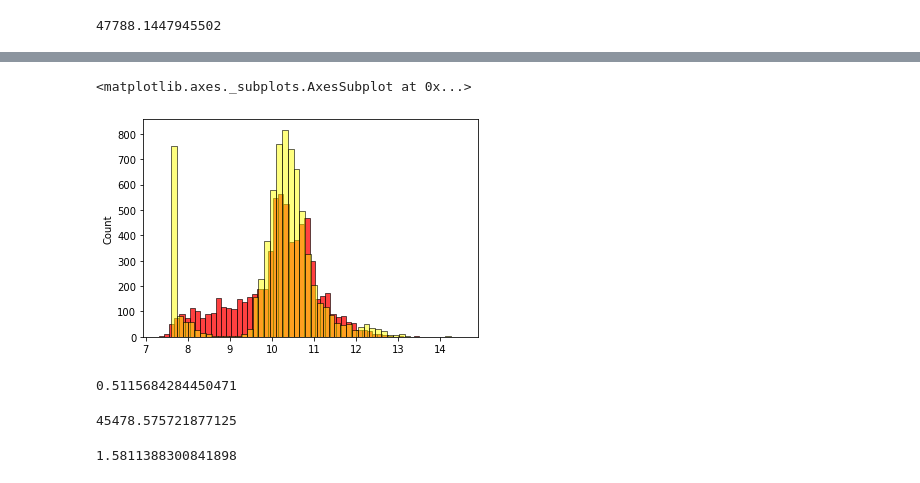
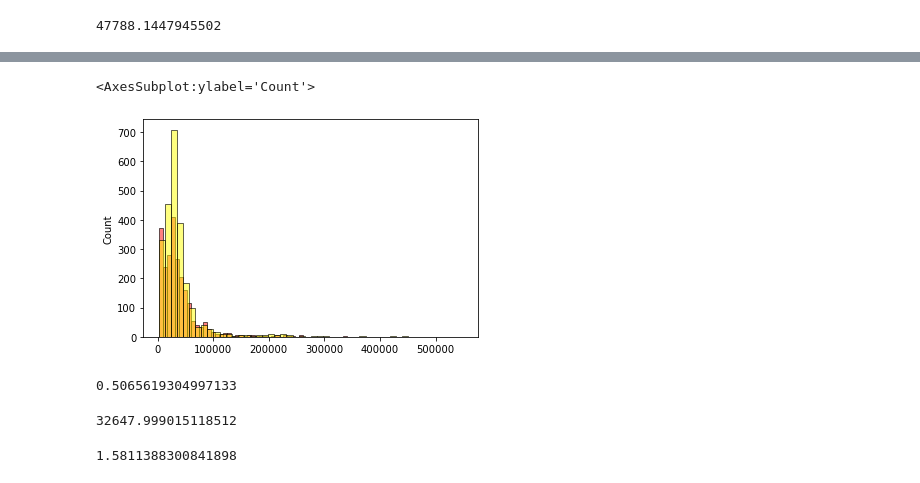
Before and after one commit to nicepeopleproject/ml_linear_regression, a Jupyter notebook: car_price_prediction.ipynb, the cells around one changed output, grey strips where cells are left out. Cells and saved outputs as stored; diff of their text form; code cells hidden in the pictures.

```diff
--- a/car_price_prediction.ipynb
+++ b/car_price_prediction.ipynb
@@ -927,0 +988,3 @@ def train_linear_regression(X, y):
+# %%
+X_train = prepare(df_train, numeric_columns)
+X_train.shape
@@ -930,12 +1014,7 @@ w = train_linear_regression(X_train, y_train)
 # %%
 def predict(X, w):
     return X.dot(w)
-# %%
-df_val.engine_hp = df_val.engine_hp.fillna(250)
-df_val.number_of_doors = df_val.number_of_doors.fillna(4)
-df_val.engine_cylinders = df_val.engine_cylinders.fillna(6)
-
-X_val = df_val[list(df_val.dtypes[df_val.dtypes != object].index)].values
-X_val = np.append(np.ones((X_val.shape[0],1)),X_val,axis=1)
+# %%
+X_val = prepare(df_val, numeric_columns)
 # %%
 y_pred = predict(X_val, w)
@@ -975,3 +1073 @@ sns.histplot(y_val)
 [figure]
-# %%
-y_pred = predict(X_train, w)
@@ -982,6 +1110,6 @@ abs(np.expm1(y_pred) - np.expm1(y_train)).sum()/len(y_pred)
 # %%
-sns.histplot(y_pred, color='red', bins = 50)
-sns.histplot(y_train, color = 'yellow', bins = 50, alpha = 0.5)
+sns.histplot(np.expm1(y_pred), color='red', bins = 50, alpha=0.5)
+sns.histplot(np.expm1(y_val), color = 'yellow', bins = 50, alpha = 0.5)
 # %% [output]
-<matplotlib.axes._subplots.AxesSubplot at 0x...>
+<AxesSubplot:ylabel='Count'>
-[figure, old version]
+[figure, new version]
@@ -991,11 +1123,11 @@ def rmse(y, y_pred):
 # %%
-rmse(y_train,y_pred)
+rmse(y_val, y_pred)
 # %% [output]
-0.5115684284450471
+0.5065619304997133
 # %%
-rmse(np.expm1(y_train), np.expm1(y_pred))
+rmse(np.expm1(y_val), np.expm1(y_pred))
 # %% [output]
-45478.575721877125
+32647.999015118512
 # %%
 rmse(np.array([1,1]), np.array([3,2]))
 # %% [output]
```
Also changed, not shown: parts of 82 cells of this notebook.
